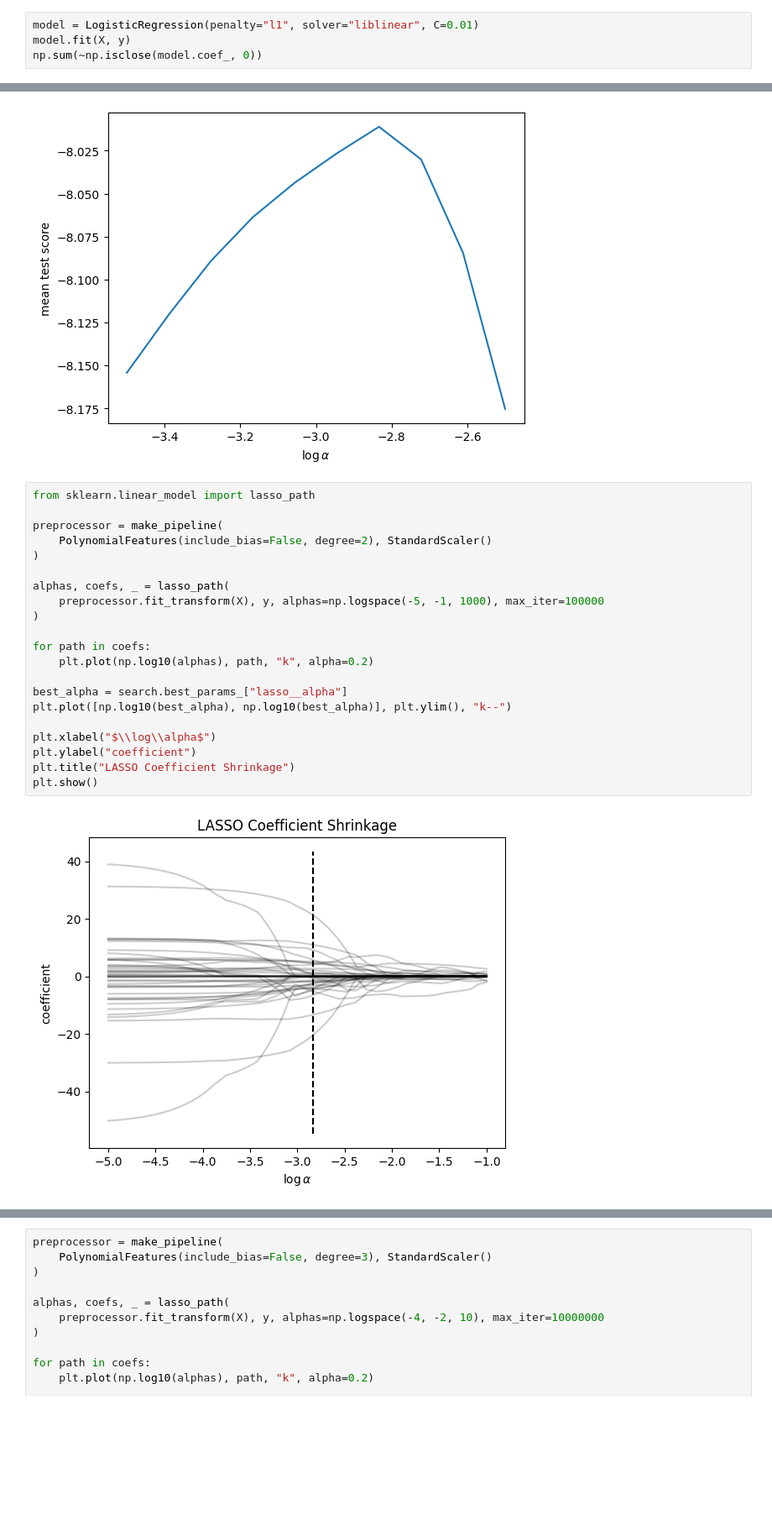
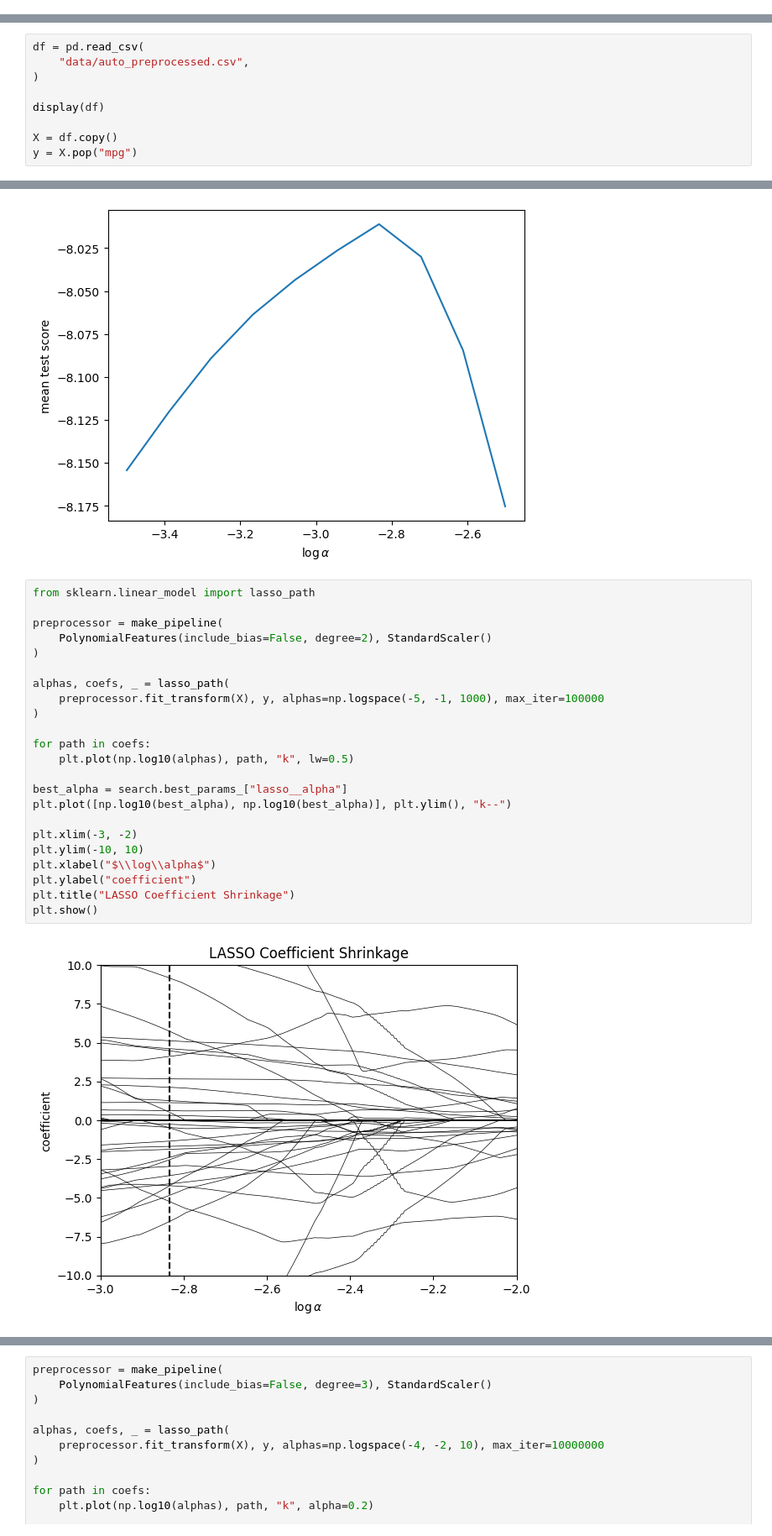
Before and after one commit to venkateshsoundar/DATA607W2025, a Jupyter notebook: lecture05.ipynb, the cells around one changed output, grey strips where cells are left out. Shown at 84% size. Cells and saved outputs as stored; diff of their text form; blank space fills up the shorter version.

```diff
--- a/lecture05.ipynb
+++ b/lecture05.ipynb
@@ -150,7 +170,3 @@ cross_val_score(LogisticRegression(), X, y, scoring="accuracy").mean()
 np.float64(0.9975155279503106)
 # %% [markdown]
 - The interest here is on inference &mdash; feature selection, in particular &mdash; not on prediction. We'll come back to this later today!
-# %%
-model = LogisticRegression(penalty="l1", solver="liblinear", C=0.01)
-model.fit(X, y)
-np.sum(~np.isclose(model.coef_, 0))
@@ -159,2 +173,11 @@ np.int64(196)
 # %% [markdown]
 ### Ridge regression
+# %%
+df = pd.read_csv(
+    "data/auto_preprocessed.csv",
+)
+
+display(df)
+
+X = df.copy()
+y = X.pop("mpg")
@@ -315,23 +370,25 @@ Text(0, 0.5, 'mean test score')
 # %%
 from sklearn.linear_model import lasso_path
 
 preprocessor = make_pipeline(
     PolynomialFeatures(include_bias=False, degree=2), StandardScaler()
 )
 
 alphas, coefs, _ = lasso_path(
     preprocessor.fit_transform(X), y, alphas=np.logspace(-5, -1, 1000), max_iter=100000
 )
 
 for path in coefs:
-    plt.plot(np.log10(alphas), path, "k", alpha=0.2)
+    plt.plot(np.log10(alphas), path, "k", lw=0.5)
 
 best_alpha = search.best_params_["lasso__alpha"]
 plt.plot([np.log10(best_alpha), np.log10(best_alpha)], plt.ylim(), "k--")
 
+plt.xlim(-3, -2)
+plt.ylim(-10, 10)
 plt.xlabel("$\\log\\alpha$")
 plt.ylabel("coefficient")
 plt.title("LASSO Coefficient Shrinkage")
 plt.show()
 # %% [output]
-[figure, old version]
+[figure, new version]
```
Also changed, not shown: parts of 18 cells of this notebook.
